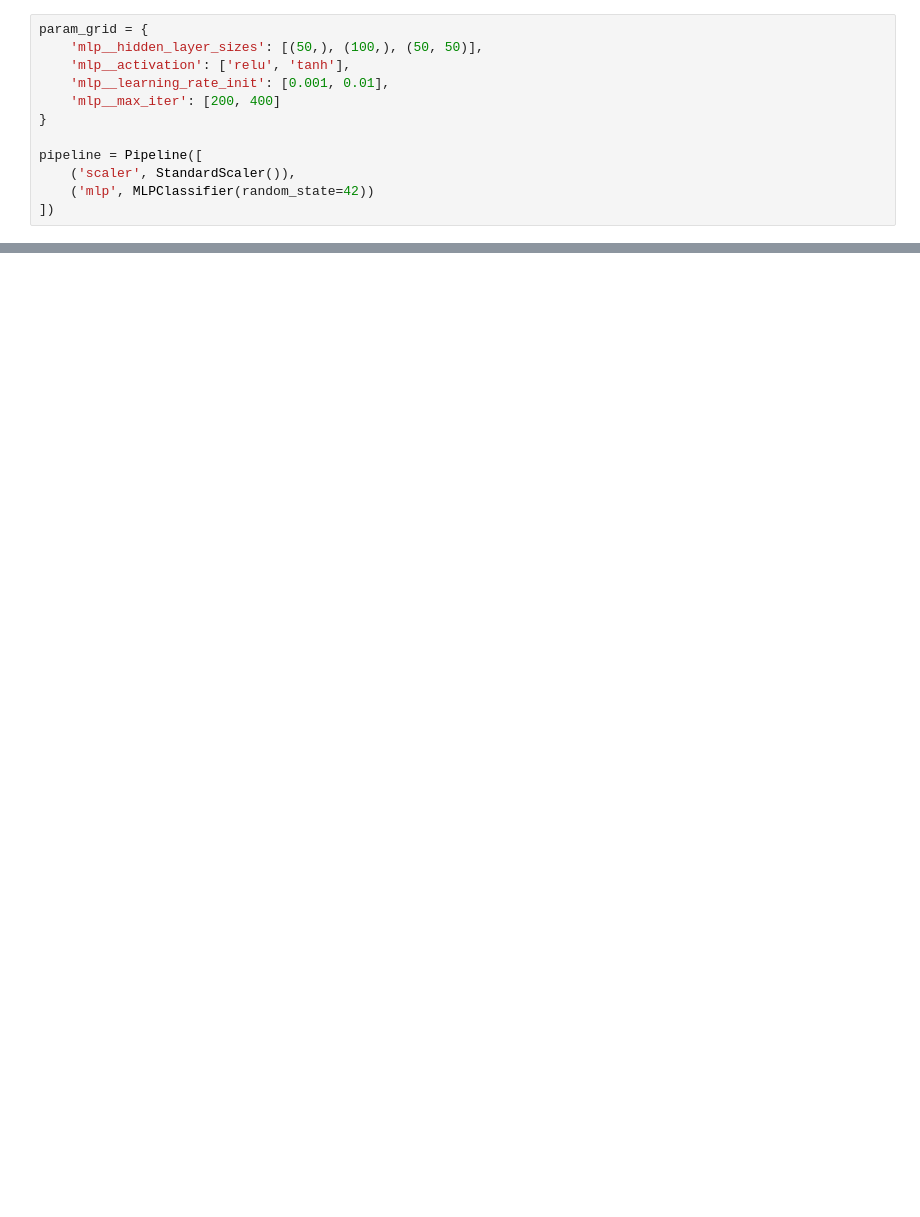
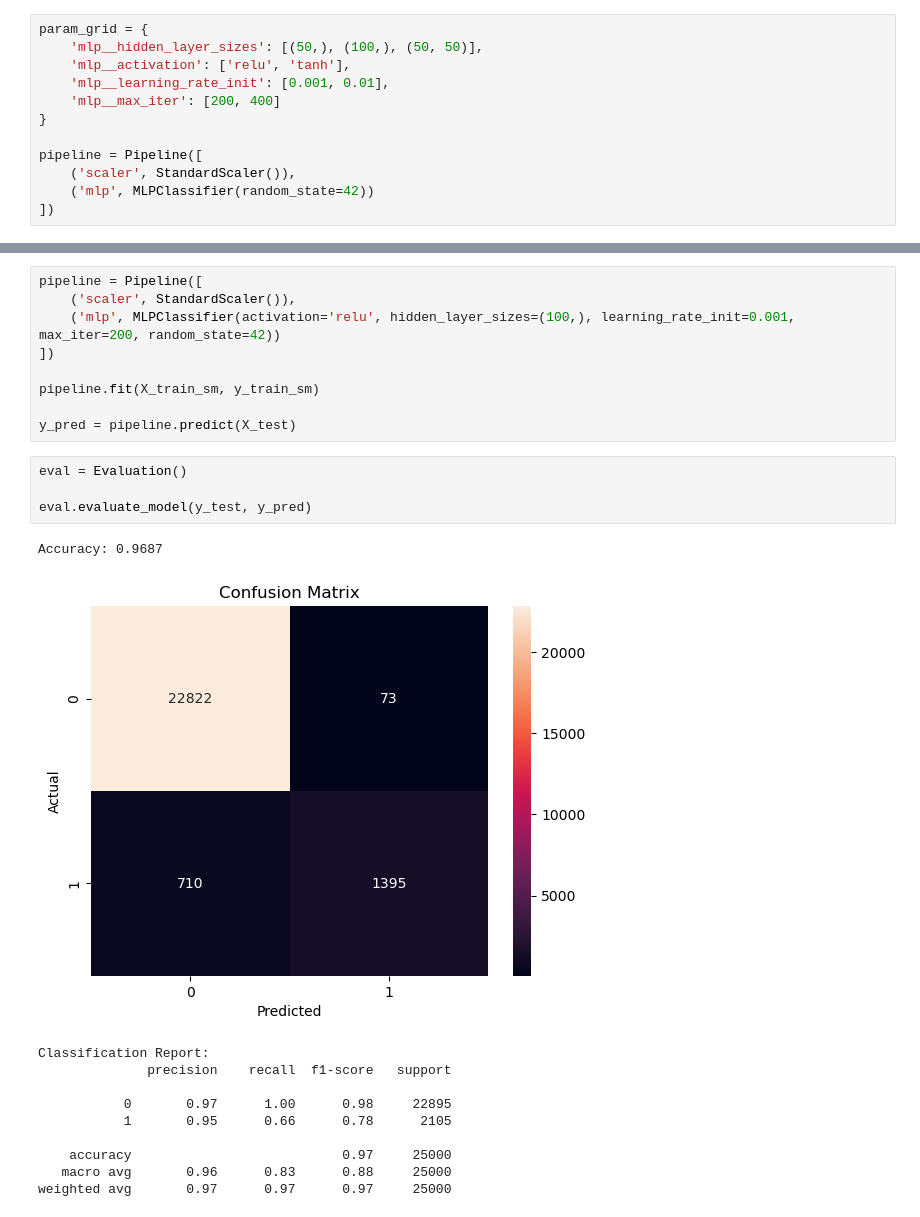
Before and after one commit to MateusVasc/diabetes-prediction, a Jupyter notebook: notebooks/smote_predictions/smote_mlp.ipynb, the cells around one changed output, grey strips where cells are left out. Drawn from its saved outputs; the diff is of its cells as text; blank space fills up the shorter version.

```diff
--- a/notebooks/smote_predictions/smote_mlp.ipynb
+++ b/notebooks/smote_predictions/smote_mlp.ipynb
@@ -153,0 +201,25 @@ Fitting 5 folds for each of 24 candidates, totalling 120 fits
+# %%
+pipeline = Pipeline([
+    ('scaler', StandardScaler()),
+    ('mlp', MLPClassifier(activation='relu', hidden_layer_sizes=(100,), learning_rate_init=0.001, max_iter=200, random_state=42))
+])
+
+pipeline.fit(X_train_sm, y_train_sm)
+
+y_pred = pipeline.predict(X_test)
+# %%
+eval = Evaluation()
+
+eval.evaluate_model(y_test, y_pred)
+# %% [output]
+Accuracy: 0.9687
+[figure, added]
+Classification Report:
+              precision    recall  f1-score   support
+
+           0       0.97      1.00      0.98     22895
+           1       0.95      0.66      0.78      2105
+
+    accuracy                           0.97     25000
+   macro avg       0.96      0.83      0.88     25000
+weighted avg       0.97      0.97      0.97     25000
```
Also changed, not shown: parts of 2 cells of this notebook, 1 other file.
